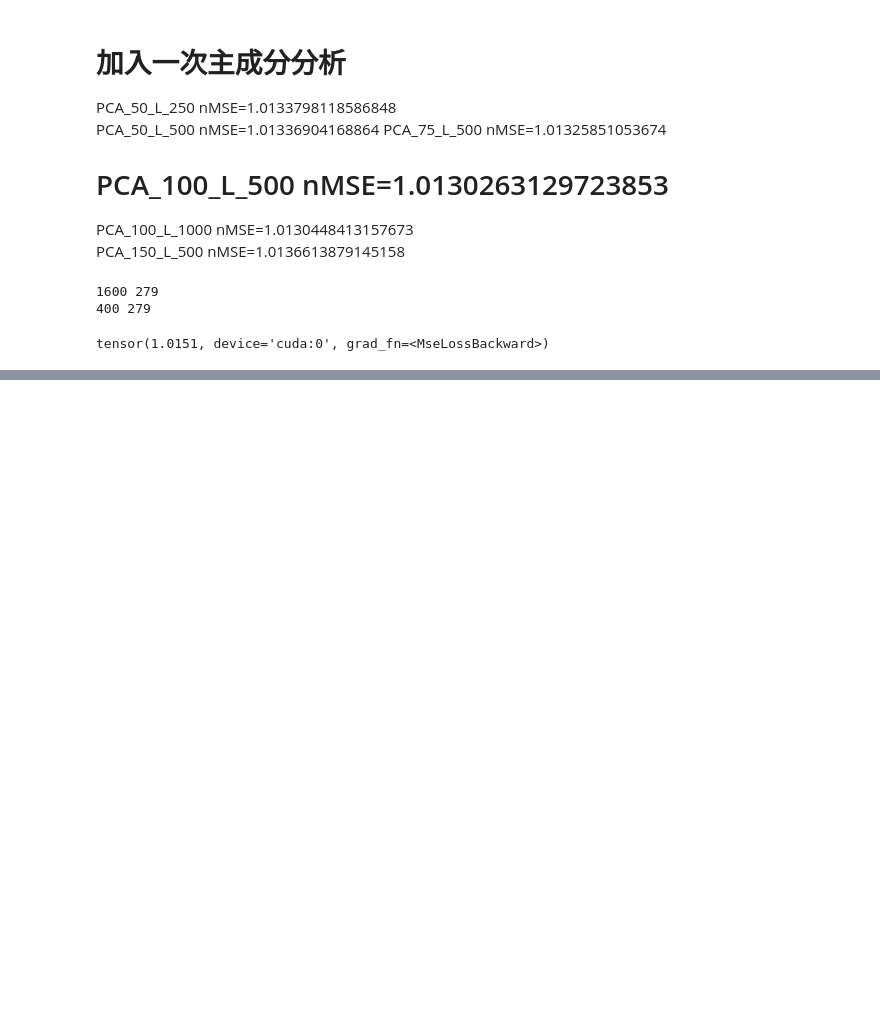
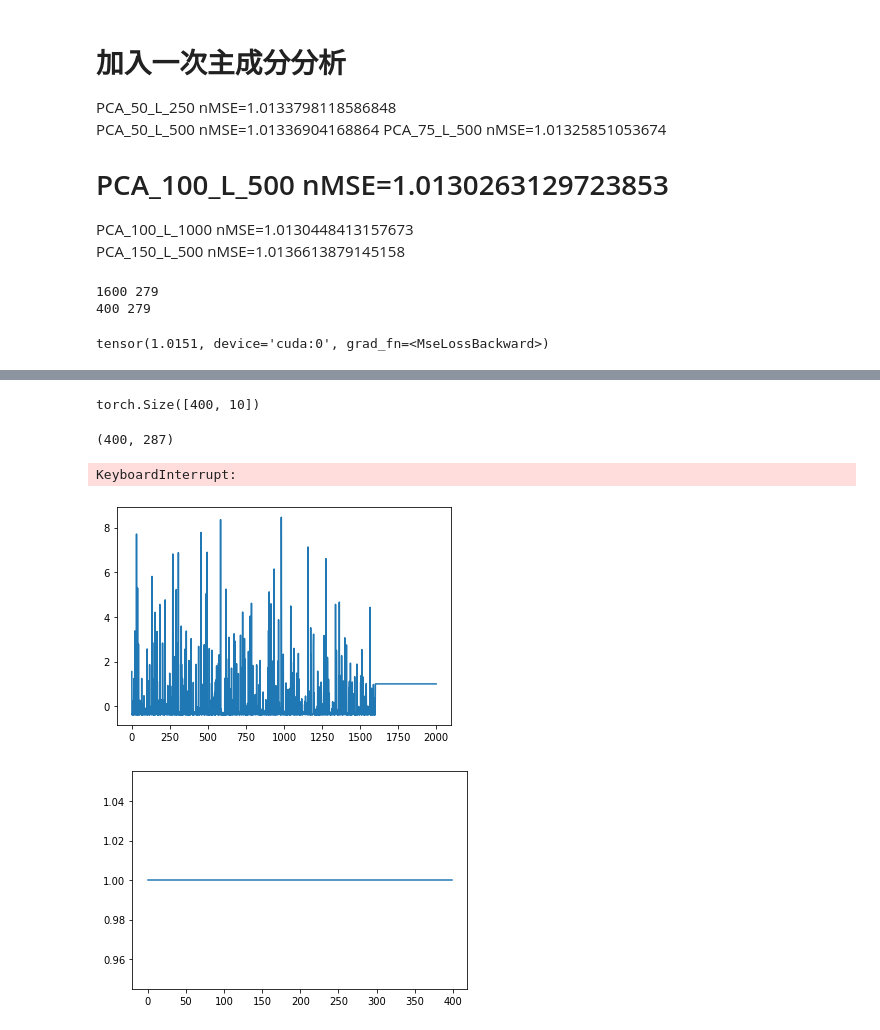
Before and after one commit to PlatanusCarl/CNN, a Jupyter notebook: homework3/main.ipynb, the cells around one changed output, grey strips where cells are left out. Cells and saved outputs as stored; diff of their text form; code cells hidden in the pictures; blank space fills up the shorter version.

```diff
--- a/homework3/main.ipynb
+++ b/homework3/main.ipynb
@@ -205,0 +254,59 @@ np.save(r'prediction/PCA_'+str(n0)+'_L_'+str(iterate)+'.npy',pre)
+# %%
+#embedding
+sociald3 =  social_train[:,2]
+embed = nn.Embedding(1600,10)
+embed_sociald3 = embed(torch.from_numpy(sociald3).long())
+
+sociald3t = social_test[:,2]
+embed = nn.Embedding(400,10)
+embed_sociald3t = embed(torch.from_numpy(sociald3t).long())
+print(embed_sociald3t.shape)
+# %% [output]
+torch.Size([400, 10])
+# %%
+#stacking
+stack=np.concatenate([aural_train, social_train[:,:1],embed_sociald3.detach().numpy(),textual_train,visual_train], 1)
+stack=torch.from_numpy(stack)
+test = np.concatenate([aural_test,social_test[:,:1],embed_sociald3t.detach().numpy(),textual_test,visual_test],1)
+print(test.shape)
+# %% [output]
+(400, 287)
+# %%
+net = DeepCrossing(stack.shape[1])
+optimizer = torch.optim.SGD(net.parameters(), lr=0.2)
+loss_func = torch.nn.MSELoss()
+if(use_gpu):
+    net = net.cuda()
+    loss_func = loss_func.cuda()
+# %%
+iterate = 100000
+if (use_gpu):
+    stack = stack.cuda()
+for t in range(iterate):
+    prediction = net(stack)
+    loss = loss_func(prediction, data['y'])     # must be (1. nn output, 2. target)
+
+    optimizer.zero_grad()   # clear gradients for next train
+    loss.backward()         # backpropagation, compute gradients
+    optimizer.step()        # apply gradients
+print(loss)
+# %% [output]
+KeyboardInterrupt:
+# %%
+if(use_gpu):
+    net = net.cpu()
+predict = net(torch.from_numpy(test))
+pre = predict.detach().numpy().flatten()
+total = np.concatenate([train,pre])
+x = range(total.shape[0])
+y = total[x]
+plt.plot(x,y)
+plt.show()
+x = range(pre.shape[0])
+y = pre[x]
+plt.plot(x,y)
+plt.show()
+np.save(r'prediction/DC_'+str(iterate)+'.npy',pre)
+# %% [output]
+[figure, added]
+[figure, added]
```
Also changed, not shown: parts of 6 cells of this notebook, 2 other files.
